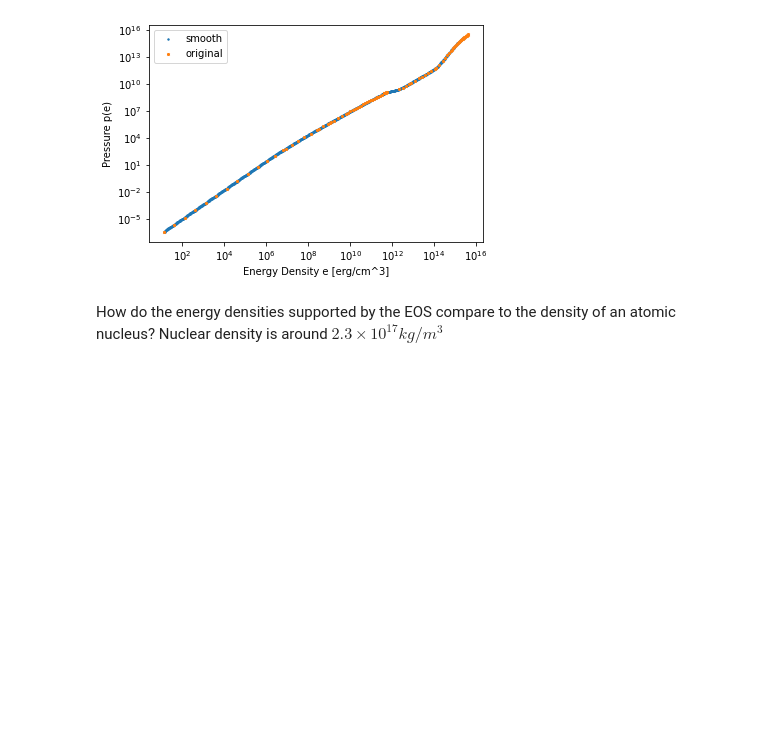
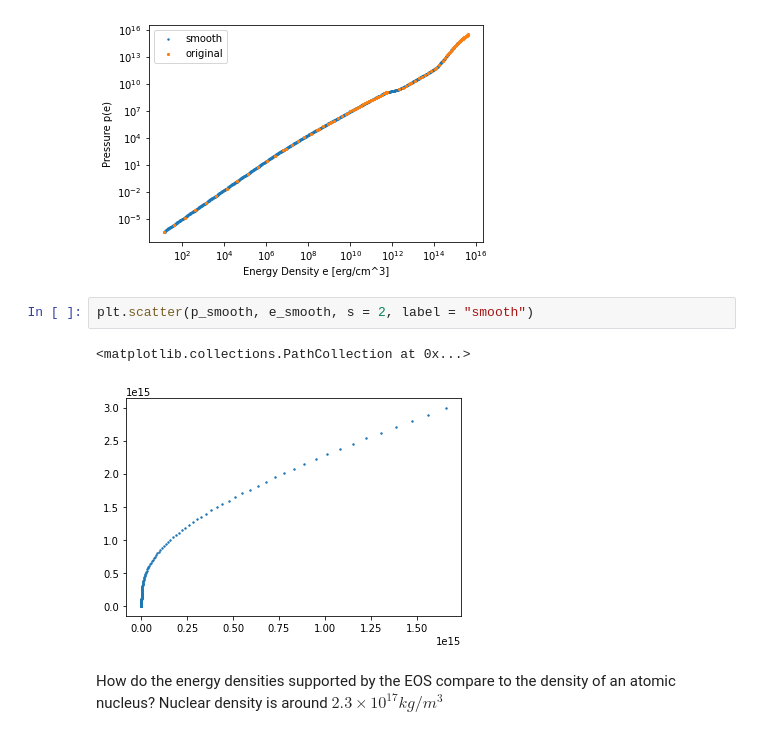
Before and after one commit to utkarsh7236/fmodes, a Jupyter notebook: Intro/CTA200 Final Project Assignment.ipynb, the cells around one changed output. Saved outputs shown, nothing was run; the diff lists cells and outputs as text; blank space fills up the shorter version.

```diff
--- a/Intro/CTA200 Final Project Assignment.ipynb
+++ b/Intro/CTA200 Final Project Assignment.ipynb
@@ -135,6 +135,11 @@ plt.ylabel("Pressure p(e)")
 plt.show()
 # %% [output]
 [figure]
+# %%
+plt.scatter(p_smooth, e_smooth, s = 2, label = "smooth")
+# %% [output]
+<matplotlib.collections.PathCollection at 0x...>
+[figure, added]
 # %% [markdown]
 How do the energy densities supported by the EOS compare to the density of an atomic nucleus? Nuclear density is around $ 2.3 \times 10^{17} kg/m^3$
 # %% [markdown]
```
Also changed, not shown: 1 other file.
